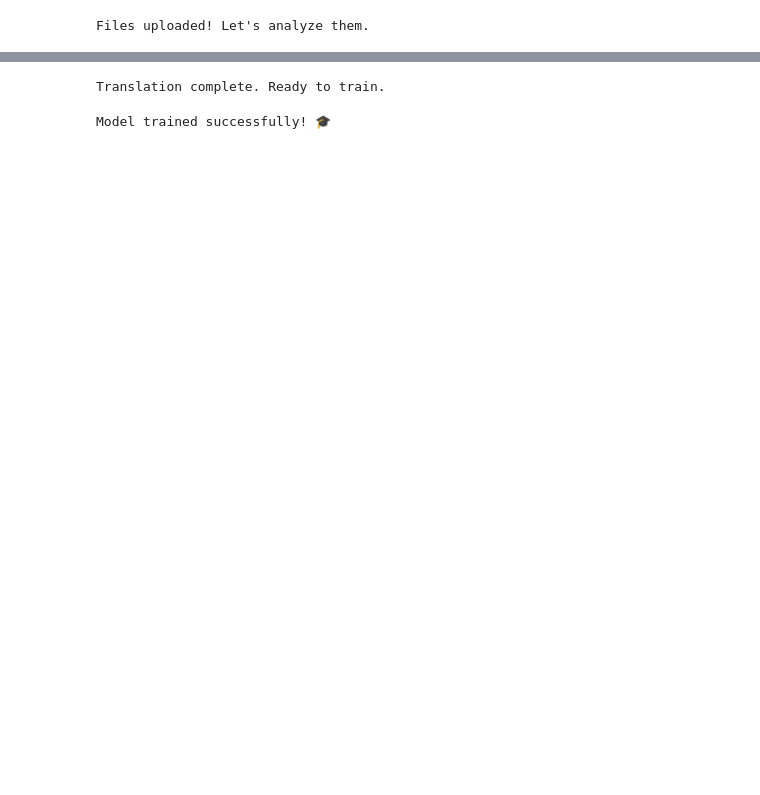
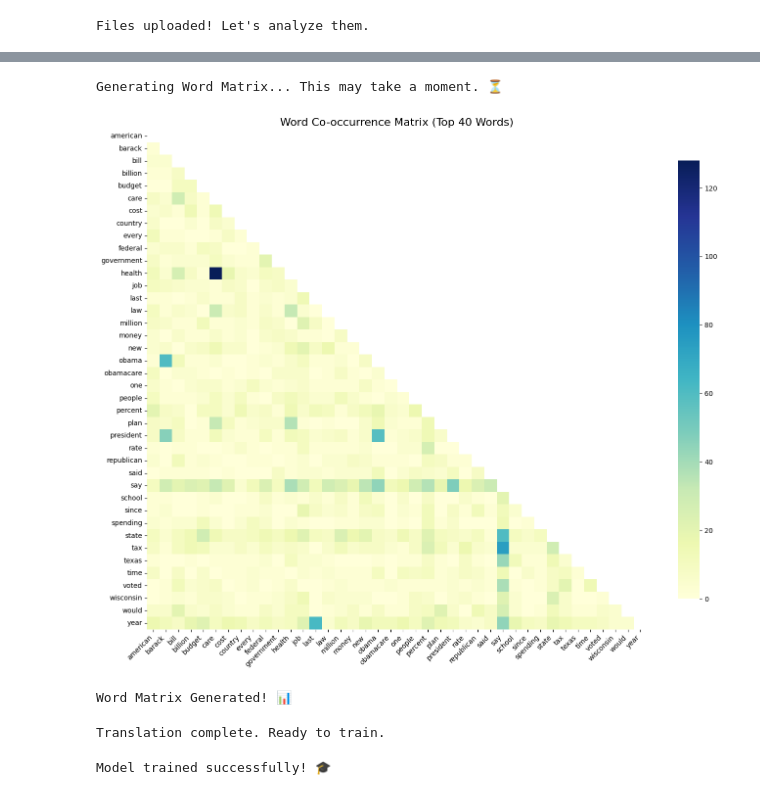
Before and after one commit to anushil-dev/Fake_News_Detection, a Jupyter notebook: ML_PROJECT.ipynb, the cells around one changed output, grey strips where cells are left out. Drawn from its saved outputs; the diff is of its cells as text; code cells hidden in the pictures; blank space fills up the shorter version.

```diff
--- a/ML_PROJECT.ipynb
+++ b/ML_PROJECT.ipynb
@@ -196,3 +173,60 @@ Data Cleaned with Logic! 🧠
+# %%
+# --- WORD CO-OCCURRENCE MATRIX ---
+import pandas as pd
+import seaborn as sns
+import matplotlib.pyplot as plt
+from sklearn.feature_extraction.text import CountVectorizer
+import numpy as np
+
+print("Generating Word Matrix... This may take a moment. ⏳")
+
+# 1. Get the cleaned text corpus
+corpus = total_data['Statement'].tolist()
+
+# 2. Use CountVectorizer to build the co-occurrence matrix
+# We'll look at the top 40 words for a detailed yet readable grid.
+# We use binary=True because we only care IF they appear together, not how many times.
+top_n_words = 40
+vectorizer_matrix = CountVectorizer(max_features=top_n_words, binary=True)
+X = vectorizer_matrix.fit_transform(corpus)
+
+# 3. Calculate the Co-occurrence Matrix (X transpose * X)
+# This is a standard mathematical method to find co-occurrences.
+# The resulting matrix C[i, j] is the number of documents containing both word i and word j.
+co_occurrence_matrix = (X.T * X)
+
+# Set diagonal to 0 (we don't care about a word appearing with itself)
+co_occurrence_matrix.setdiag(0)
+
+# 4. Convert to a Pandas DataFrame for easier plotting
+word_list = vectorizer_matrix.get_feature_names_out()
+df_matrix = pd.DataFrame(co_occurrence_matrix.toarray(), index=word_list, columns=word_list)
+
+# 5. Plot the Heatmap
+plt.figure(figsize=(14, 12))
+
+# Use a mask to only show the lower half of the matrix (since it's mirrored)
+# This makes the chart cleaner and easier to read.
+mask = np.triu(np.ones_like(df_matrix, dtype=bool))
+
+# Create the heatmap
+# cmap="YlGnBu" gives a nice yellow-to-blue color scheme.
+sns.heatmap(df_matrix, annot=False, mask=mask, cmap="YlGnBu", square=True, cbar_kws={"shrink": .8})
+
+# Add labels and title
+plt.title(f"Word Co-occurrence Matrix (Top {top_n_words} Words)", fontsize=16)
+plt.xticks(rotation=45, ha='right', fontsize=10)
+plt.yticks(rotation=0, fontsize=10)
+plt.tight_layout()
+
+# Show the plot
+plt.show()
+
+print("Word Matrix Generated! 📊")
+# %% [output]
+Generating Word Matrix... This may take a moment. ⏳
+[figure, added]
+Word Matrix Generated! 📊
 # %%
 # Block 5: Vectorization (N-Grams)
 # 1. Split Data
```
Also changed, not shown: parts of 5 cells of this notebook.
